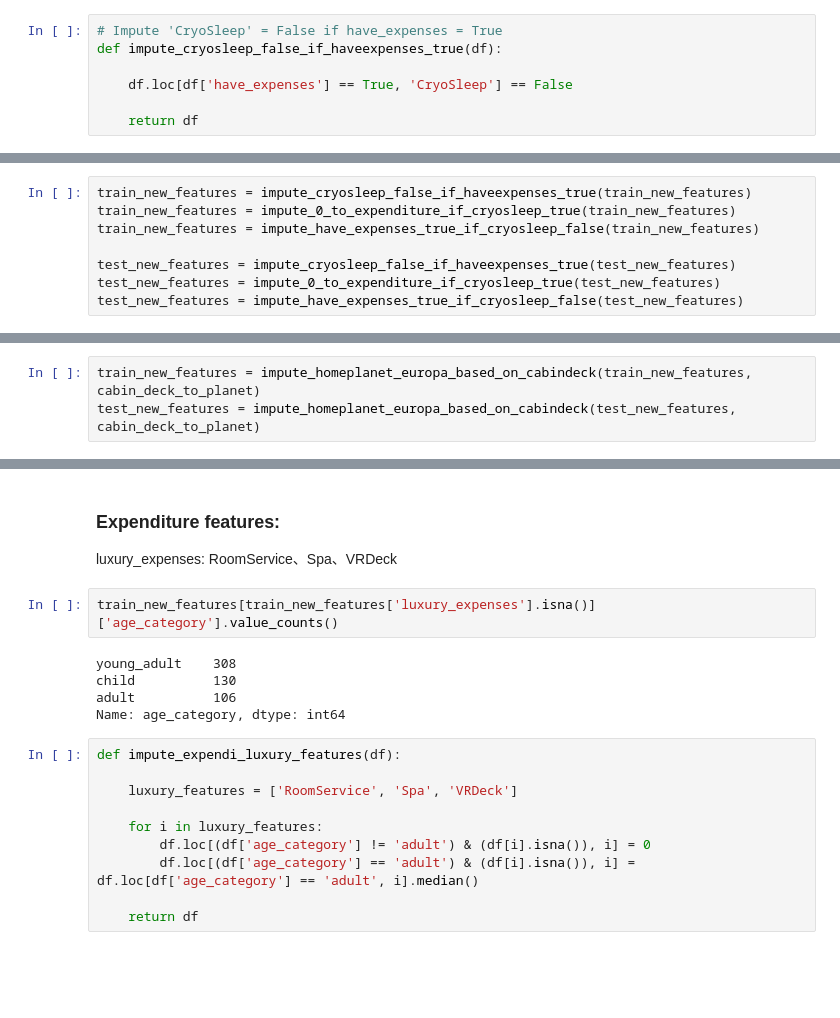
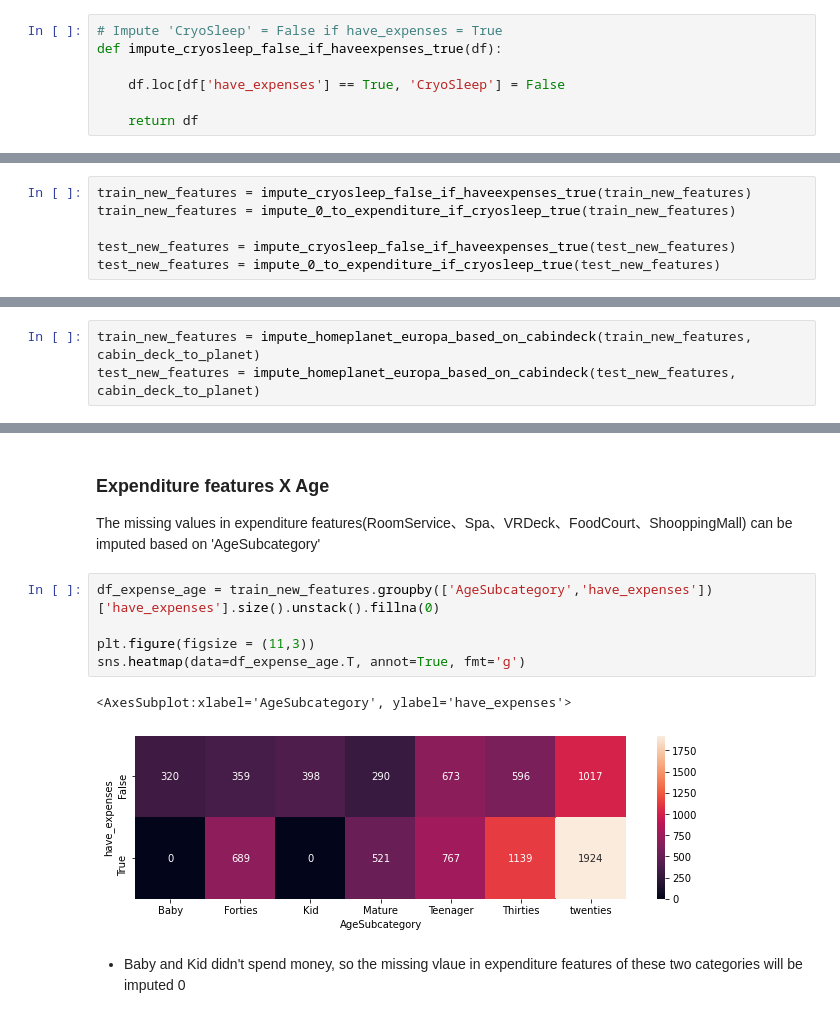
Before and after one commit to chiseanchang0727/kaggle, a Jupyter notebook: survival_prediction_of_spaceship_Titanic/survival_prediction_of_spaceship_Titanic.ipynb, the cells around one changed output, grey strips where cells are left out. Saved outputs shown, nothing was run; the diff lists cells and outputs as text; blank space fills up the shorter version.

```diff
--- a/survival_prediction_of_spaceship_Titanic/survival_prediction_of_spaceship_Titanic.ipynb
+++ b/survival_prediction_of_spaceship_Titanic/survival_prediction_of_spaceship_Titanic.ipynb
@@ -507,7 +505,7 @@ Upcoming step:
 # Impute 'CryoSleep' = False if have_expenses = True
 def impute_cryosleep_false_if_haveexpenses_true(df):
 
-    df.loc[df['have_expenses'] == True, 'CryoSleep'] == False
+    df.loc[df['have_expenses'] == True, 'CryoSleep'] = False
 
     return df
 # %%
@@ -528,8 +525,6 @@ def impute_have_expenses_true_if_cryosleep_false(df):
 # %%
 train_new_features = impute_cryosleep_false_if_haveexpenses_true(train_new_features)
 train_new_features = impute_0_to_expenditure_if_cryosleep_true(train_new_features)
-train_new_features = impute_have_expenses_true_if_cryosleep_false(train_new_features)
 
 test_new_features = impute_cryosleep_false_if_haveexpenses_true(test_new_features)
 test_new_features = impute_0_to_expenditure_if_cryosleep_true(test_new_features)
-test_new_features = impute_have_expenses_true_if_cryosleep_false(test_new_features)
@@ -630,20 +620,14 @@ Name: Cabin_num, Length: 8693, dtype: object
-# %% [markdown]
-### Expenditure features:
-luxury_expenses: RoomService、Spa、VRDeck
-# %%
-train_new_features[train_new_features['luxury_expenses'].isna()]['age_category'].value_counts()
-# %% [output]
-young_adult    308
-child          130
-adult          106
-Name: age_category, dtype: int64
-# %%
-def impute_expendi_luxury_features(df):
-
-    luxury_features = ['RoomService', 'Spa', 'VRDeck']
-
-    for i in luxury_features:
-        df.loc[(df['age_category'] != 'adult') & (df[i].isna()), i] = 0
-        df.loc[(df['age_category'] == 'adult') & (df[i].isna()), i] = df.loc[df['age_category'] == 'adult', i].median()
-
-    return df
+# %% [markdown]
+### Expenditure features X Age
+
+The missing values in expenditure features(RoomService、Spa、VRDeck、FoodCourt、ShooppingMall) can be imputed based on 'AgeSubcategory'
+# %%
+df_expense_age = train_new_features.groupby(['AgeSubcategory','have_expenses'])['have_expenses'].size().unstack().fillna(0)
+
+plt.figure(figsize = (11,3))
+sns.heatmap(data=df_expense_age.T, annot=True, fmt='g')
+# %% [output]
+<AxesSubplot:xlabel='AgeSubcategory', ylabel='have_expenses'>
+[figure, added]
+# %% [markdown]
+- Baby and Kid didn't spend money, so the missing vlaue in expenditure features of these two categories will be imputed 0
```
Also changed, not shown: parts of 37 cells of this notebook.
